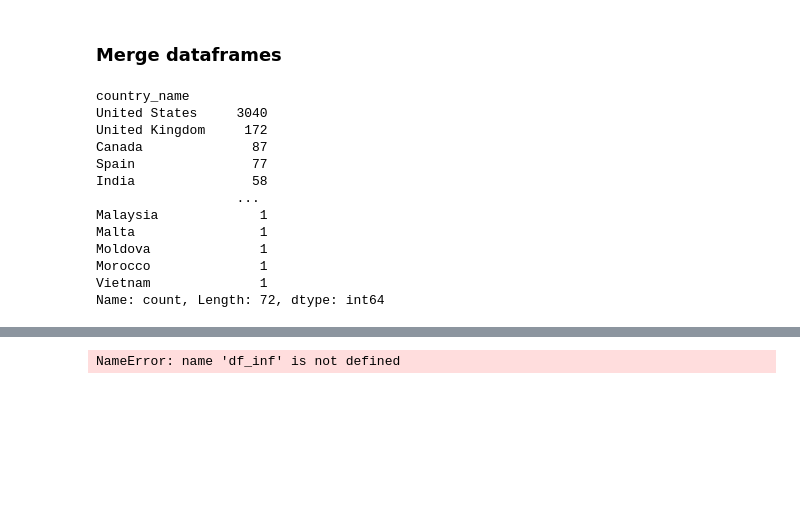
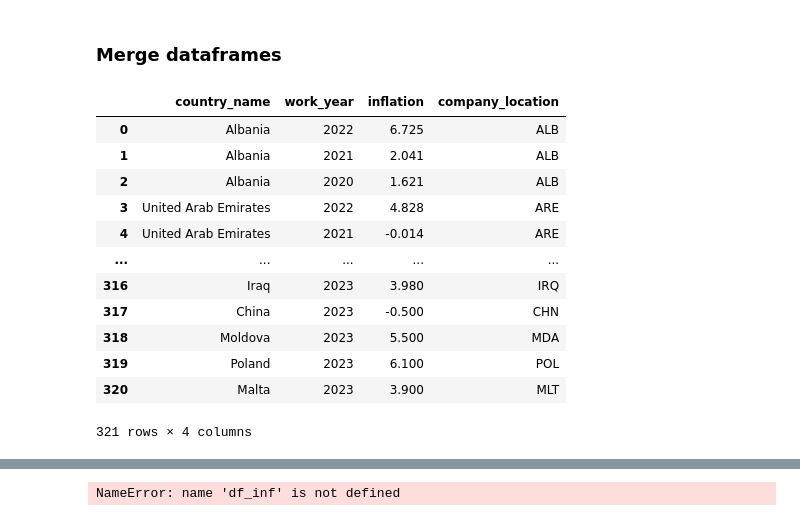
Before and after one commit to rvewebs/ds_salary, a Jupyter notebook: ds_salary.ipynb, the cells around one changed output, grey strips where cells are left out. Cells and saved outputs as stored; diff of their text form; code cells hidden in the pictures; blank space fills up the shorter version.

Commit message:
Update ds_salary.ipynb
merge inflation with df

```diff
--- a/ds_salary.ipynb
+++ b/ds_salary.ipynb
@@ -392,11 +359,11 @@ Name: count, Length: 72, dtype: int64
 
 # cc = coco.CountryConverter()
 
-df_sal_to_model['company_location'] = coco.convert(names=df_sal_to_model['company_location'], to='ISO3',not_found=None)
-countries = list(df_sal_to_model['company_location'].unique())
+df_sal['company_location'] = coco.convert(names=df_sal['company_location'], to='ISO3',not_found=None)
+countries = list(df_sal['company_location'].unique())
 
-df_sal_to_model['country_name'] = coco.convert(names=df_sal_to_model['company_location'], to='name',not_found=None)
-df_sal_to_model
+df_sal['country_name'] = coco.convert(names=df_sal['company_location'], to='name',not_found=None)
+df_sal.head()
 # %% [output]
 |  | work_year | experience_level | employment_type | job_title | salary_currency | salary_in_usd | ... |
 | 0 | 2023 | SE | FT | Principal Data Scientist | EUR | 85847 | ... |
@@ -563,18 +523,18 @@ temp_df = df_sal_to_model.copy()
-# %%
-df_temp = df_sal_to_model.merge(inf_rates, how='left')
-df_temp[df_temp['inflation'].isna()]
-df_temp['country_name'].sort_values().value_counts()
-# %% [output]
-country_name
-United States     3040
-United Kingdom     172
-Canada              87
-Spain               77
-India               58
-                  ...
-Malaysia             1
-Malta                1
-Moldova              1
-Morocco              1
-Vietnam              1
-Name: count, Length: 72, dtype: int64
+# %%
+# merge inflation rates from 2020 to 2023
+inf_rates = inf_rates.merge(inf_2023, how='outer')
+inf_rates
+# %% [output]
+|  | country_name | work_year | inflation | company_location |
+| 0 | Albania | 2022 | 6.725 | ALB |
+| 1 | Albania | 2021 | 2.041 | ALB |
+| 2 | Albania | 2020 | 1.621 | ALB |
+| 3 | United Arab Emirates | 2022 | 4.828 | ARE |
+| 4 | United Arab Emirates | 2021 | -0.014 | ARE |
+| ... | ... | ... | ... | ... |
+| 316 | Iraq | 2023 | 3.980 | IRQ |
+| 317 | China | 2023 | -0.500 | CHN |
+| 318 | Moldova | 2023 | 5.500 | MDA |
+| 319 | Poland | 2023 | 6.100 | POL |
+| 320 | Malta | 2023 | 3.900 | MLT |
+321 rows × 4 columns
```
Also changed, not shown: parts of 15 cells of this notebook.
